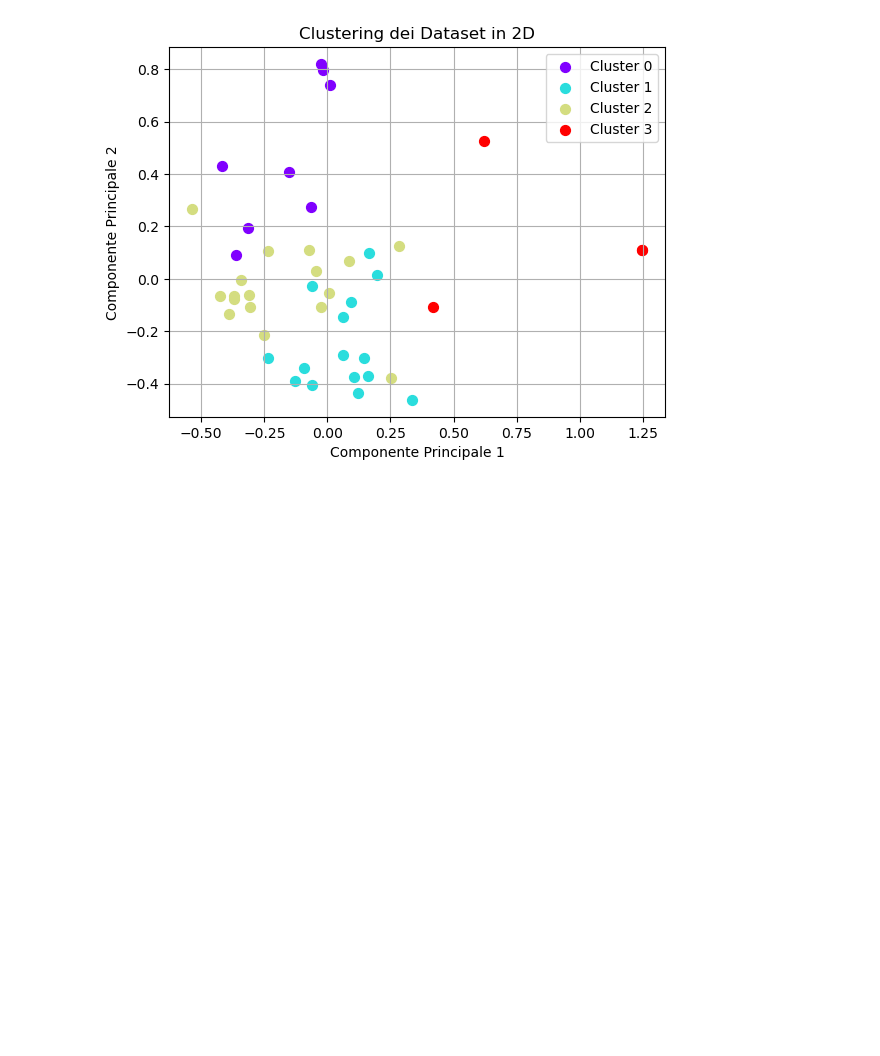
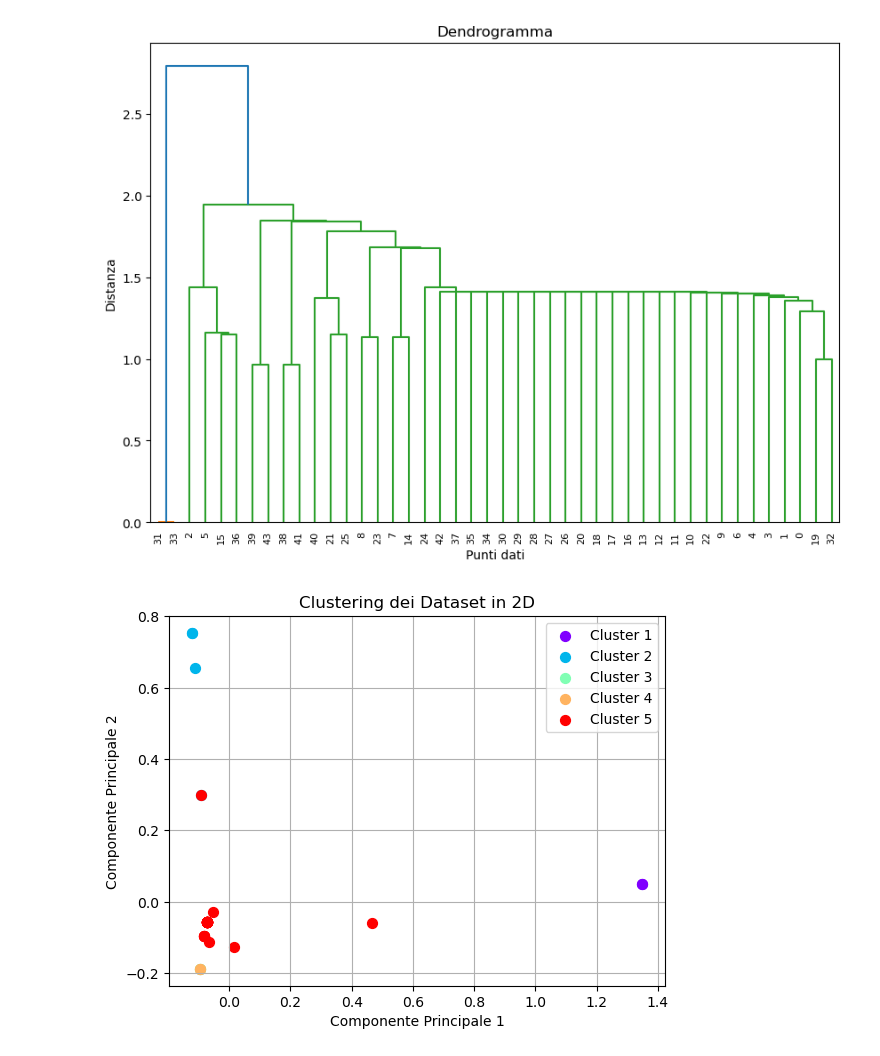
Before and after one commit to martat97/synaptIA, a Jupyter notebook: PCA_Clustering.ipynb, the cells around one changed output. Drawn from its saved outputs; the diff is of its cells as text; code cells hidden in the pictures; blank space fills up the shorter version.

```diff
--- a/PCA_Clustering.ipynb
+++ b/PCA_Clustering.ipynb
@@ -185,0 +184,17 @@ Termini più significativi per il documento 2: education
+# %%
+# Inizializzazione della lista per le stringhe con le 5 parole chiave per ogni documento
+top_terms_strings = []
+
+# Creazione delle stringhe con le 5 parole chiave per ogni documento
+for terms in top_terms:
+    # Estrai le parole chiave e crea la stringa
+    top_words = [term[0] for term in terms]
+    top_words_string = ' '.join(top_words)
+    top_terms_strings.append(top_words_string)
+
+# Aggiungi il vettore delle stringhe con le parole chiave al vettore dei documenti
+documents_with_top_words = list(zip(top_terms_strings, categories))
+
+# Mostra i documenti con le parole chiave più significative
+for i, (words, category) in enumerate(documents_with_top_words[0:10]):
+    print(f"Documento {i + 1}: {words} - Categoria: {category}")
@@ -186,19 +262,28 @@ Termini più significativi per il documento 2: education
 # %%
 from sklearn.feature_extraction.text import CountVectorizer
 from sklearn.metrics.pairwise import cosine_similarity
+from sklearn.datasets import make_blobs
+from sklearn.cluster import AgglomerativeClustering
+from scipy.cluster.hierarchy import dendrogram
 from sklearn.cluster import DBSCAN
 from sklearn.cluster import KMeans
 from sklearn.decomposition import PCA
 import matplotlib.pyplot as plt
 import numpy as np
-
+top_terms_strings
 # Tokenizzazione delle stringhe e creazione di rappresentazioni vettoriali
 vectorizer = CountVectorizer()
-X = vectorizer.fit_transform(set_features)
+
+# Originale
+#X = vectorizer.fit_transform(set_features)
+# Mix delle due
+X = vectorizer.fit_transform(top_terms_strings)
 
 # Calcolo della similarità tra dataset basata sulla similarità del coseno
 similarity_matrix = cosine_similarity(X)
 #print(similarity_matrix)
+num_clusters = len(set(categories))  # Numero di cluster desiderati = numero categorie
+
 
 # Applicazione di DBSCAN per raggruppare i dataset
 #eps = 1.2  # Distanza massima tra due campioni per appartenere allo stesso cluster
@@ -207,36 +292,62 @@ similarity_matrix = cosine_similarity(X)
 #clusters = dbscan.fit_predict(similarity_matrix)
 
 # Applicazione di K-Means per raggruppare i dataset
-num_clusters = len(set(categories))  # Numero di cluster desiderati = numero categorie
-kmeans = KMeans(n_clusters=num_clusters)
-clusters = kmeans.fit_predict(similarity_matrix)
+#kmeans = KMeans(n_clusters=num_clusters)
+#clusters = kmeans.fit_predict(similarity_matrix)
 
+#Applicazione Clustering gerarchico
+# Esempio di clustering gerarchico con 3 cluster
+gerarchic = AgglomerativeClustering(n_clusters=num_clusters)
+clusters = gerarchic.fit_predict(similarity_matrix)
+
+
+# Visualizzazione del dendrogramma
+from scipy.cluster.hierarchy import linkage
+
+# Calcolo della matrice di collegamento
+linkage_matrix = linkage(similarity_matrix, 'ward')
+
+#Applicazione clustering gerarchico con threshold
+from scipy.cluster.hierarchy import fcluster
+# Utilizzo di fcluster per ottenere i cluster a una certa altezza
+threshold = 1.8  # Imposta l'altezza del taglio sul dendrogramma
+clusters = fcluster(linkage_matrix, threshold, criterion='distance')
+
+
+# Visualizzazione del dendrogramma
+plt.figure(figsize=(10, 7))
+dendrogram(linkage_matrix)
+plt.title('Dendrogramma')
+plt.xlabel('Punti dati')
+plt.ylabel('Distanza')
+plt.show()
 
 # Riduzione dimensionale con PCA a 2 componenti
 pca = PCA(n_components=2)
 X_pca = pca.fit_transform(similarity_matrix)
 
 # Plot in 2D dei cluster
 unique_clusters = np.unique(clusters)
 colors = plt.cm.rainbow(np.linspace(0, 1, len(unique_clusters)))
 
 for cluster_label, color in zip(unique_clusters, colors):
     cluster_mask = (clusters == cluster_label)
     plt.scatter(
         X_pca[cluster_mask, 0],
         X_pca[cluster_mask, 1],
         label=f'Cluster {cluster_label}',
         color=color,
         s=50
     )
 
 # Impostazioni del plot
 plt.title('Clustering dei Dataset in 2D')
 plt.xlabel('Componente Principale 1')
 plt.ylabel('Componente Principale 2')
 plt.legend()
 plt.grid(True)
 plt.show()
 # %% [output]
-[figure, old version]
+[figure, new version]
+[figure, added]
 # %%
```
Also changed, not shown: parts of 16 cells of this notebook.
